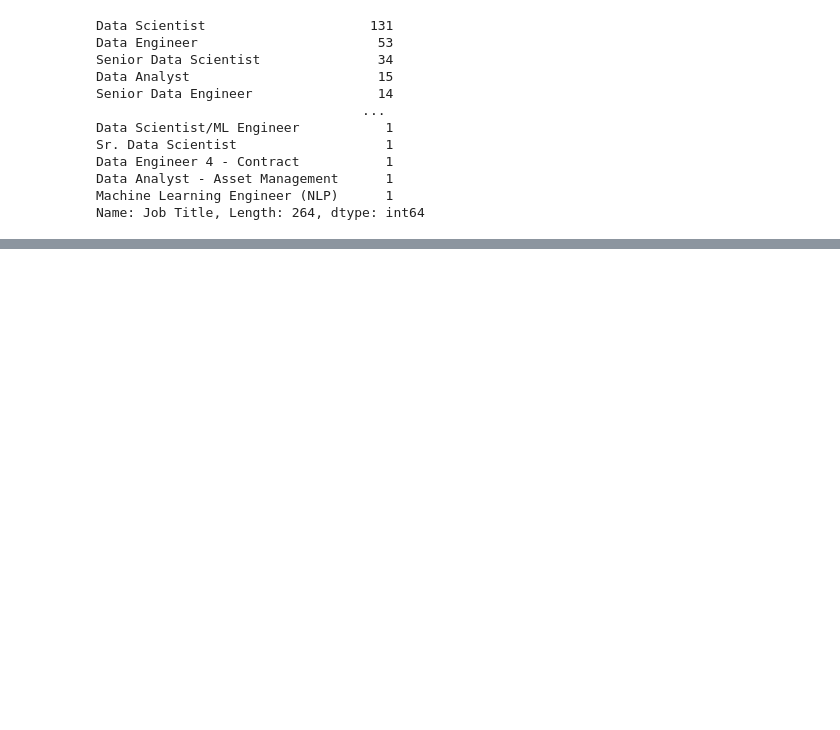
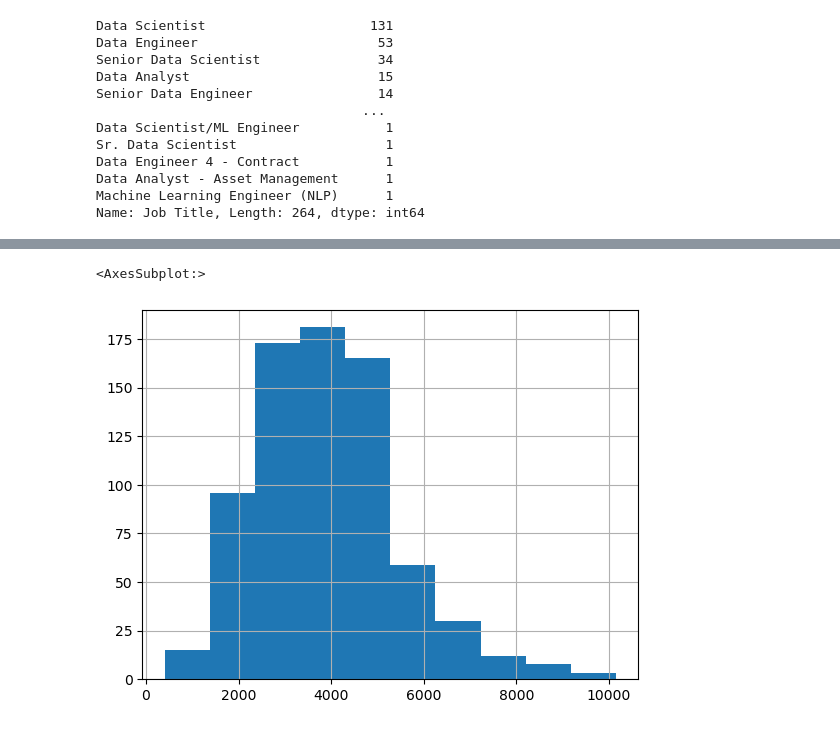
Before and after one commit to Sud-ranjan/dataScience_salaries, a Jupyter notebook: data_exploration.ipynb, the cells around one changed output, grey strips where cells are left out. Saved outputs shown, nothing was run; the diff lists cells and outputs as text; code cells hidden in the pictures; blank space fills up the shorter version.

```diff
--- a/data_exploration.ipynb
+++ b/data_exploration.ipynb
@@ -83,0 +159,5 @@ Name: job_title_simplified, dtype: int64
+# %%
+df.jd_length.hist()
+# %% [output]
+<AxesSubplot:>
+[figure, added]
```
Also changed, not shown: parts of 30 cells of this notebook, 3 other files.
